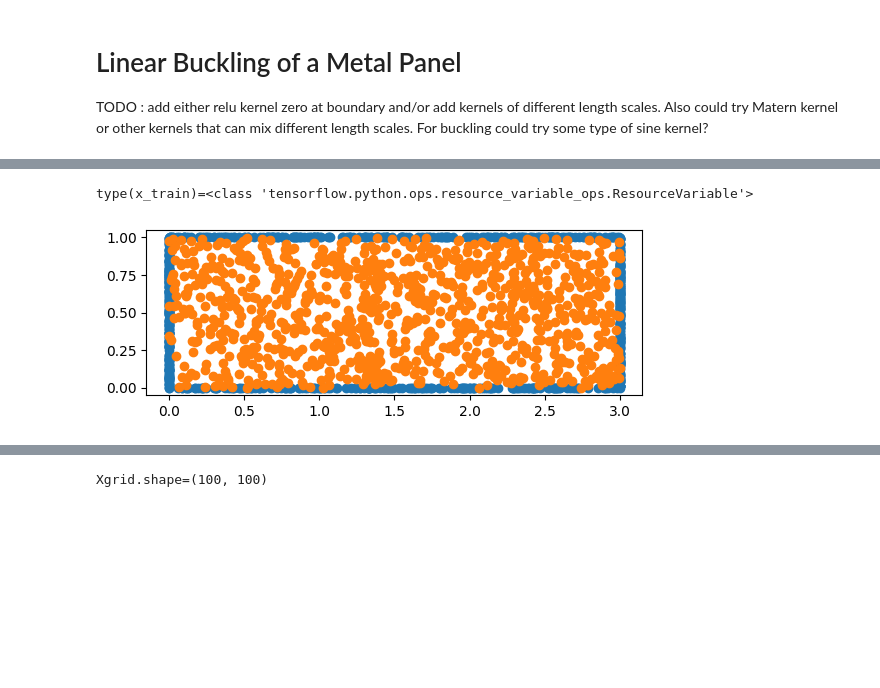
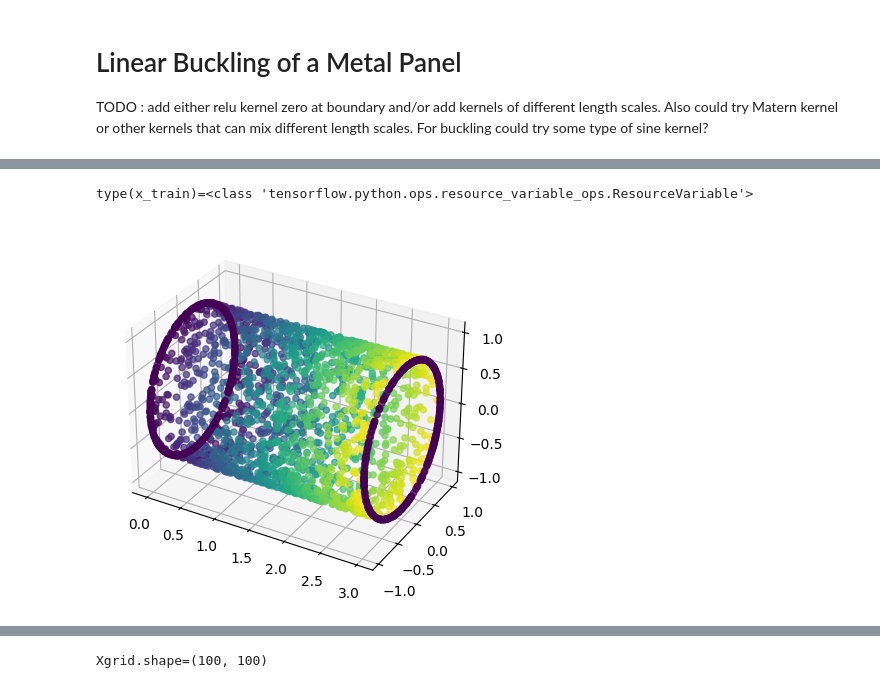
Before and after one commit to sean-engelstad/ml-pde-buckling, a Jupyter notebook: ml-gp/3_lin_buckling_cylinder.ipynb, the cells around one changed output, grey strips where cells are left out. Drawn from its saved outputs; the diff is of its cells as text; code cells hidden in the pictures; blank space fills up the shorter version.

Commit message:
final commit for this project

```diff
--- a/ml-gp/3_lin_buckling_cylinder.ipynb
+++ b/ml-gp/3_lin_buckling_cylinder.ipynb
@@ -12,12 +12,12 @@ For buckling could try some type of sine kernel?
 # aluminum plate material properties
 E = 70e9; nu = 0.3; thick = 0.005
 D = E * thick**3 / 12.0 / (1 - nu**2)
-(a, b) = (3, 1)
+R = 1; L = 3
 # (a, b) = (1,1)
 
 # choose kernel hyperparameters
 # Lx, Ly = (0.5, 0.4)
-Lx, Ly = (0.2, 0.2)
+Lx, Ly = (0.5, 1.0)
 eta = 1e-7
 afrac = 0.5
 # eta = 1e-5
@@ -25,4 +25,5 @@ afrac = 0.5
 # num_domain, num_bndry, num_test = (10, 5, 5)
 # num_domain, num_bndry, num_test = (500, 200, 50)
 # num_domain, num_bndry, num_test = (3000, 600, 50)
-num_domain, num_bndry, num_test = (1000, 800, 50)
+# num_domain, num_bndry, num_test = (1000, 500, 50)
+num_domain, num_bndry, num_test = (2000, 700, 50)
@@ -54,63 +46,70 @@ pred_load_factor=31.633294000320518
 import tensorflow as tf
 import numpy as np
 import matplotlib.pyplot as plt
+from mpl_toolkits.mplot3d import Axes3D
+import numpy as np
 
 num_interior = num_domain
 DTYPE = tf.float32
 
-# set the boundary of the panel
-xmin = 0; xmax = a
-ymin = 0; ymax = b
-
-lb = tf.constant([xmin, ymin], dtype=DTYPE)
-ub = tf.constant([xmax, ymax], dtype=DTYPE)
+lb = tf.constant([0, 0], dtype=DTYPE)
+ub = tf.constant([L, 2*np.pi], dtype=DTYPE)
 
 # generate the collocation points on the interior
 def gen_collocation_points(num_domain, minval, maxval):
     x_r = tf.random.uniform((num_domain,1), minval[0], maxval[0], dtype=DTYPE)
-    y_r = tf.random.uniform((num_domain,1), minval[1], maxval[1], dtype=DTYPE)
-    X_r = tf.concat([x_r, y_r], axis=1)
+    th_r = tf.random.uniform((num_domain,1), minval[1], maxval[1], dtype=DTYPE)
+    X_r = tf.concat([x_r, th_r], axis=1)
     # data_init = tf.random_uniform_initializer(minval=minval, maxval=maxval, seed=0)
     # return tf.Variable(data_init(shape=[num_domain, 1]), dtype=tf.float32)
     return tf.Variable(X_r, dtype=DTYPE)
 
 x_train = gen_collocation_points(num_domain, lb, ub)
 x_test = gen_collocation_points(num_test, lb, ub)
 print(f"{type(x_train)=}")
 
+x_train = x_train.numpy()
 x = x_train[:,0:1]
-y = x_train[:,1:2]
+r = R * np.ones((num_interior,1))
+th = x_train[:,1:2]
+y = r * np.cos(th)
+z = r * np.sin(th)
 
-x2 = x_test[:,0:1]
-y2 = x_test[:,1:2]
+# x2 = x_test[:,0:1]
+# y2 = x_test[:,1:2]
 
 # generate boundary domain points
 assert num_bndry % 2 == 0
-N_b = int(num_bndry / 2)
-x_b1 = tf.random.uniform((N_b,1), lb[0], ub[0], dtype=DTYPE)
-y_b1 = lb[1] + (ub[1] - lb[1]) * \
-    tf.keras.backend.random_bernoulli((N_b,1), 0.5, dtype=DTYPE)
-X_b1 = tf.concat([x_b1, y_b1], axis=1)
+lb1 = tf.constant([0, 0], dtype=DTYPE)
+ub1 = tf.constant([0, 2*np.pi], dtype=DTYPE)
+X_b1 = gen_collocation_points(int(num_bndry/2), lb1, ub1)
 
-# boundary data on x edges
-y_b2 = tf.random.uniform((N_b,1), lb[1], ub[1], dtype=DTYPE)
-x_b2 = lb[0] + (ub[0] - lb[0]) * \
-    tf.keras.backend.random_bernoulli((N_b,1), 0.5, dtype=DTYPE)
-# print(f"{x_b2=}")
-X_b2 = tf.concat([x_b2, y_b2], axis=1)
-# print(f"{X_b2=}")
-# print(f"{x_b2=}")
+lb2 = tf.constant([L, 0], dtype=DTYPE)
+ub2 = tf.constant([L, 2*np.pi], dtype=DTYPE)
+X_b2 = gen_collocation_points(int(num_bndry/2), lb2, ub2)
 
 x_bndry = tf.Variable(tf.concat([X_b1, X_b2], axis=0), dtype=DTYPE)
+x_b = x_bndry[:,0:1]
+# r_b = x_bndry[:,1:2]
+r_b = R * np.ones((num_bndry,1))
+th_b = x_bndry[:,1:2]
+y_b = r_b * np.cos(th_b)
+z_b = r_b * np.sin(th_b)
 
-# plot the data to check
-plt.scatter(x_bndry[:,0], x_bndry[:,1])
-plt.scatter(x_train[:,0], x_train[:,1]) # only show 1000 of the points
+
+fig = plt.figure()
+ax = fig.add_subplot(111, projection='3d')
+
+colors = x / L
+sizes = 20 * np.ones((num_interior,))
+scatter = ax.scatter(x_b, y_b, z_b, c=0.0 * r_b/r_b, s=20 * r_b/r_b, cmap='viridis', alpha=0.7)
+scatter = ax.scatter(x, y, z, c=colors, s=sizes, cmap='viridis', alpha=0.7)
+
 plt.gca().set_aspect('equal')
 plt.show()
 # %% [output]
 type(x_train)=<class 'tensorflow.python.ops.resource_variable_ops.ResourceVariable'>
-[figure, old version]
+[figure, new version]
 # %%
 # find the x_train point nearest the center and sort it so that one is first
 # or change first point to the midpoint
```
Also changed, not shown: parts of 13 cells of this notebook, 9 other files.
